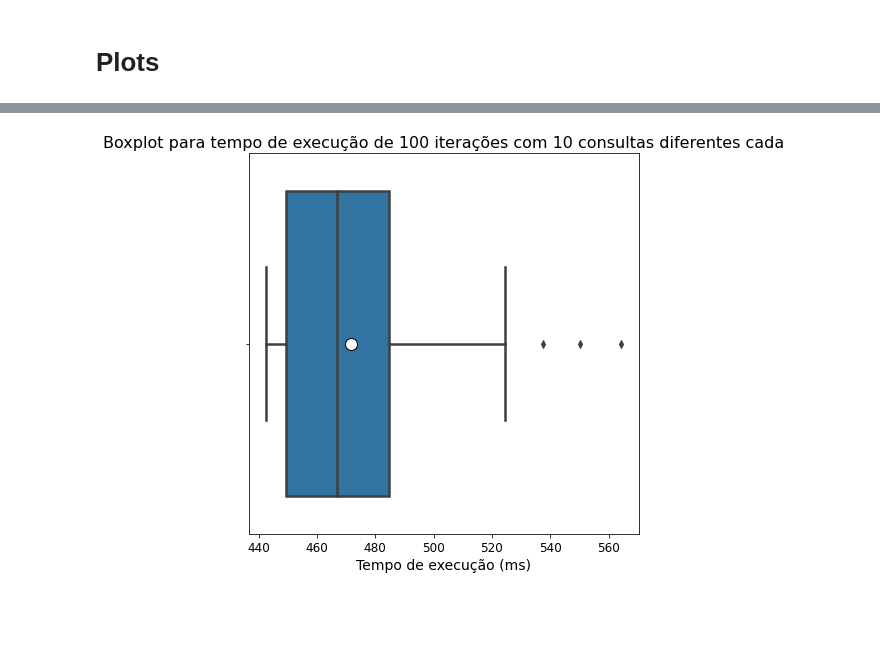
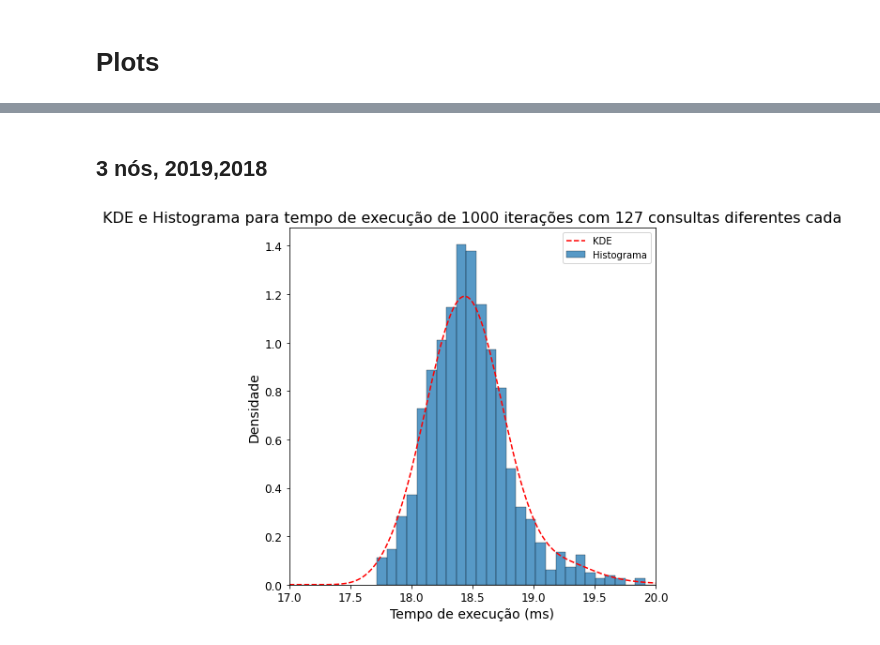
Before and after one commit to svponte/bdm, a Jupyter notebook: resultados/analise_resultados.ipynb, the cells around one changed output, grey strips where cells are left out. Saved outputs shown, nothing was run; the diff lists cells and outputs as text; code cells hidden in the pictures; blank space fills up the shorter version.

```diff
--- a/resultados/analise_resultados.ipynb
+++ b/resultados/analise_resultados.ipynb
@@ -103,2 +93,28 @@ Name: mean, Length: 100, dtype: float64
 # %% [markdown]
 # Plots
+# %%
+def plot_hist_kde(df, output_file, xlim=None):
+    plt.figure(figsize=(7,7))
+
+    sns.histplot(df,
+                 stat='density')
+
+    df.plot(kind='kde',
+                      style='r--')
+
+    plt.title(f"KDE e Histograma para tempo de execução de {mean_size} iterações com {n_queries} consultas diferentes cada",
+              fontdict={'size': 16},
+              wrap=True)
+    plt.legend(['KDE', "Histograma"])
+    plt.xlabel('Tempo de execução (ms)',
+               fontdict={'size': 14})
+    plt.ylabel('Densidade', fontdict={'size': 14})
+
+    plt.tick_params(axis='x', labelsize=12)
+    plt.tick_params(axis='y', labelsize=12)
+
+    if xlim:
+        plt.xlim(xlim)
+    plt.savefig(f'{output_file}_histplot.png', dpi=300)
+
+    plt.show()
@@ -135,21 +145,8 @@ plt.show()
-# %%
-mean_list_ms = mean_list * 1000
-
-plt.figure(figsize=(7,7))
-
-bp = sns.boxplot(mean_list_ms,
-                 showmeans=True,
-                 meanprops={"marker": "o", "markeredgecolor": "black", "markersize": "12", "markerfacecolor":"white"},
-                 linewidth=2.5)
-
-plt.title(f"Boxplot para tempo de execução de {mean_size} iterações com {n_queries} consultas diferentes cada",
-          fontdict={'size': 16},
-          wrap=True)
-plt.xlabel('Tempo de execução (ms)',
-           fontdict={'size': 14})
-
-plt.tick_params(axis='x', labelsize=12)
-
-plt.show()
-# %% [output]
-[figure, removed]
+# %% [markdown]
+## 3 nós, 2019,2018
+# %%
+filename = '3nos_20192018'
+# %%
+plot_hist_kde(mean_list*1000, filename, [17, 20])
+# %% [output]
+[figure, added]
```
Also changed, not shown: parts of 16 cells of this notebook, 2 other files.
